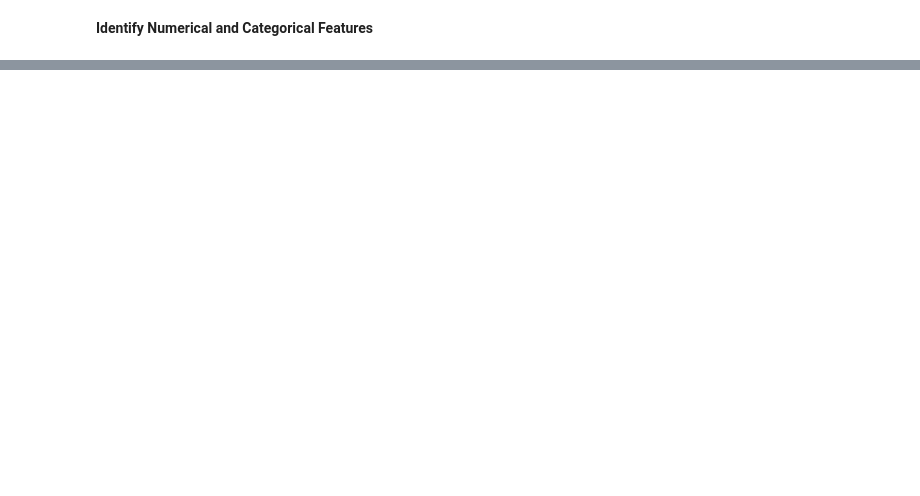
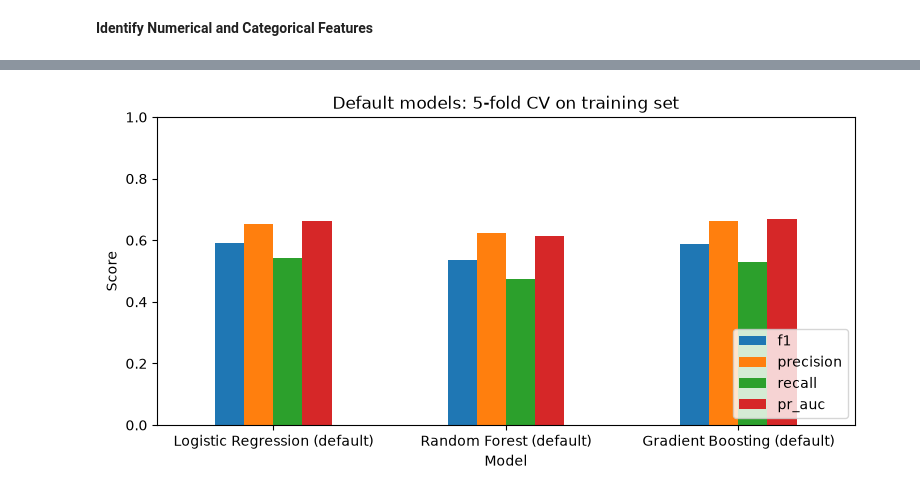
Before and after one commit to ManojLamani/Auto-Tuned-Churn-API, a Jupyter notebook: notebooks/01_dataset_preparation.ipynb, the cells around one changed output, grey strips where cells are left out. Drawn from its saved outputs; the diff is of its cells as text; code cells hidden in the pictures; blank space fills up the shorter version.

```diff
--- a/notebooks/01_dataset_preparation.ipynb
+++ b/notebooks/01_dataset_preparation.ipynb
@@ -355,10 +395,0 @@ Processed test shape: (1409, 5320)
-# %%
-from sklearn.linear_model import LogisticRegression
-from sklearn.metrics import accuracy_score, precision_score, recall_score, f1_score
-
-baseline_model = LogisticRegression(
-    max_iter=1000,
-    random_state=42
-)
-
-baseline_model.fit(X_train_processed, y_train)
@@ -534,7 +395,0 @@ random_search = RandomizedSearchCV(
-# %%
-random_search.fit(X_train_processed, y_train)
-
-print("Random Search Results")
-print("---------------------")
-print("Best Parameters:", random_search.best_params_)
-print("Best CV F1 Score:", round(random_search.best_score_, 4))
@@ -775,0 +441,7 @@ F1 Score : 0.5831
+# %%
+baseline_rows = [
+    cv_summary("Dummy (stratified)", DummyClassifier(strategy="stratified", random_state=SEED)),
+    cv_summary("Logistic Regression (default)", LogisticRegression(max_iter=1000, random_state=SEED)),
+]
+baseline_df = pd.DataFrame(baseline_rows).set_index("Model").round(4)
+baseline_df
@@ -775,0 +458,10 @@ F1 Score : 0.5831
+# %%
+from sklearn.ensemble import RandomForestClassifier, GradientBoostingClassifier
+
+comparison_rows = [
+    baseline_rows[1],
+    cv_summary("Random Forest (default)", RandomForestClassifier(n_estimators=200, random_state=SEED)),
+    cv_summary("Gradient Boosting (default)", GradientBoostingClassifier(random_state=SEED)),
+]
+comparison_df = pd.DataFrame(comparison_rows).set_index("Model").round(4)
+comparison_df
@@ -775,0 +474,9 @@ F1 Score : 0.5831
+# %%
+comparison_df[["f1", "precision", "recall", "pr_auc"]].plot(kind="bar", figsize=(9, 4), rot=0)
+plt.title("Default models: 5-fold CV on training set")
+plt.ylabel("Score")
+plt.ylim(0, 1)
+plt.legend(loc="lower right")
+plt.show()
+# %% [output]
+[figure, added]
```
Also changed, not shown: parts of 127 cells of this notebook, 3 other files.
